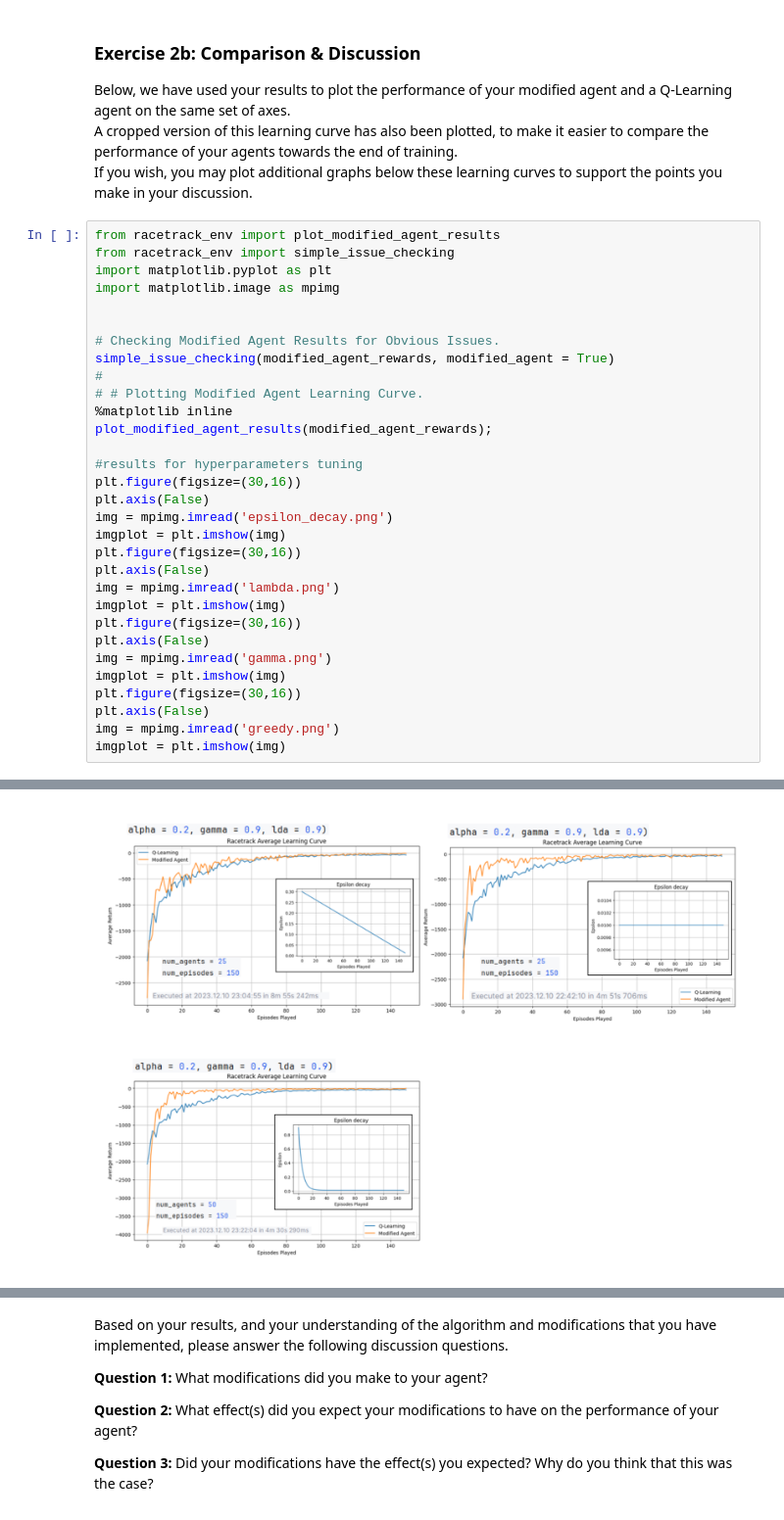
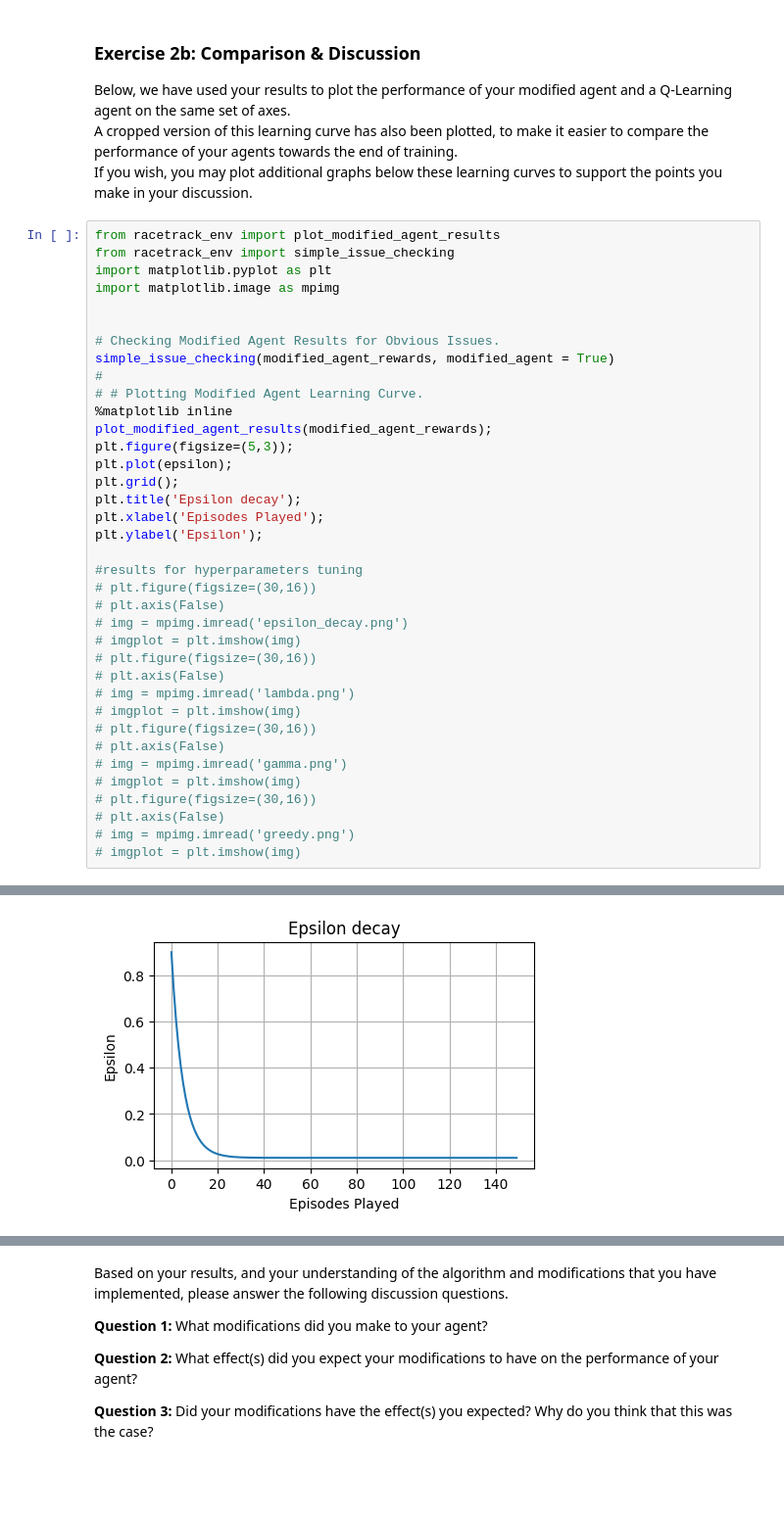
Before and after one commit to alinixovici/RL-lambdaSARSA, a Jupyter notebook: rl_cw_2_racetrack.ipynb, the cells around one changed output, grey strips where cells are left out. Shown at 98% size. Drawn from its saved outputs; the diff is of its cells as text; blank space fills up the shorter version.

```diff
--- a/rl_cw_2_racetrack.ipynb
+++ b/rl_cw_2_racetrack.ipynb
@@ -335,35 +335,41 @@ If you wish, you may plot additional graphs below these learning curves to suppo
 # %%
 from racetrack_env import plot_modified_agent_results
 from racetrack_env import simple_issue_checking
 import matplotlib.pyplot as plt
 import matplotlib.image as mpimg
 
 
 # Checking Modified Agent Results for Obvious Issues.
 simple_issue_checking(modified_agent_rewards, modified_agent = True)
 #
 # # Plotting Modified Agent Learning Curve.
 %matplotlib inline
 plot_modified_agent_results(modified_agent_rewards);
+plt.figure(figsize=(5,3));
+plt.plot(epsilon);
+plt.grid();
+plt.title('Epsilon decay');
+plt.xlabel('Episodes Played');
+plt.ylabel('Epsilon');
 
 #results for hyperparameters tuning
-plt.figure(figsize=(30,16))
-plt.axis(False)
-img = mpimg.imread('epsilon_decay.png')
-imgplot = plt.imshow(img)
-plt.figure(figsize=(30,16))
-plt.axis(False)
-img = mpimg.imread('lambda.png')
-imgplot = plt.imshow(img)
-plt.figure(figsize=(30,16))
-plt.axis(False)
-img = mpimg.imread('gamma.png')
-imgplot = plt.imshow(img)
-plt.figure(figsize=(30,16))
-plt.axis(False)
-img = mpimg.imread('greedy.png')
-imgplot = plt.imshow(img)
+# plt.figure(figsize=(30,16))
+# plt.axis(False)
+# img = mpimg.imread('epsilon_decay.png')
+# imgplot = plt.imshow(img)
+# plt.figure(figsize=(30,16))
+# plt.axis(False)
+# img = mpimg.imread('lambda.png')
+# imgplot = plt.imshow(img)
+# plt.figure(figsize=(30,16))
+# plt.axis(False)
+# img = mpimg.imread('gamma.png')
+# imgplot = plt.imshow(img)
+# plt.figure(figsize=(30,16))
+# plt.axis(False)
+# img = mpimg.imread('greedy.png')
+# imgplot = plt.imshow(img)
 # %% [output]
 [figure]
 [figure]
-[figure, old version]
+[figure, new version]
```
Also changed, not shown: parts of 1 cell of this notebook.
